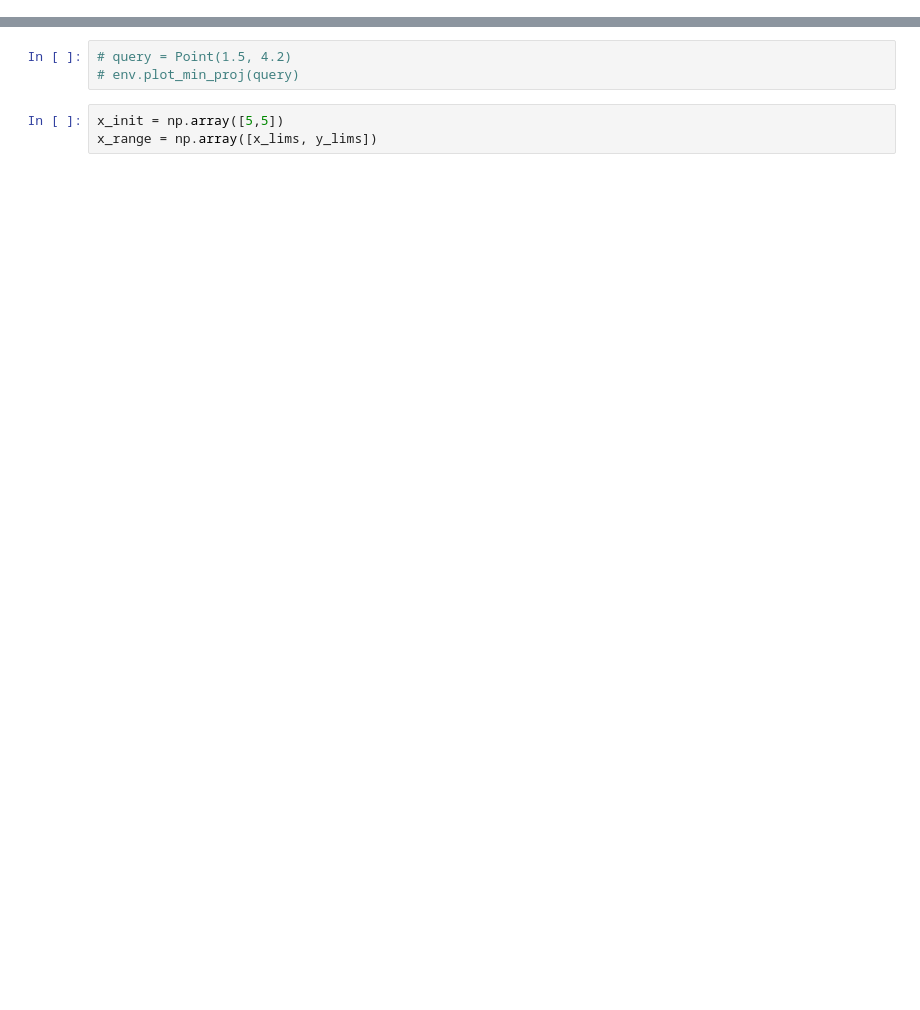
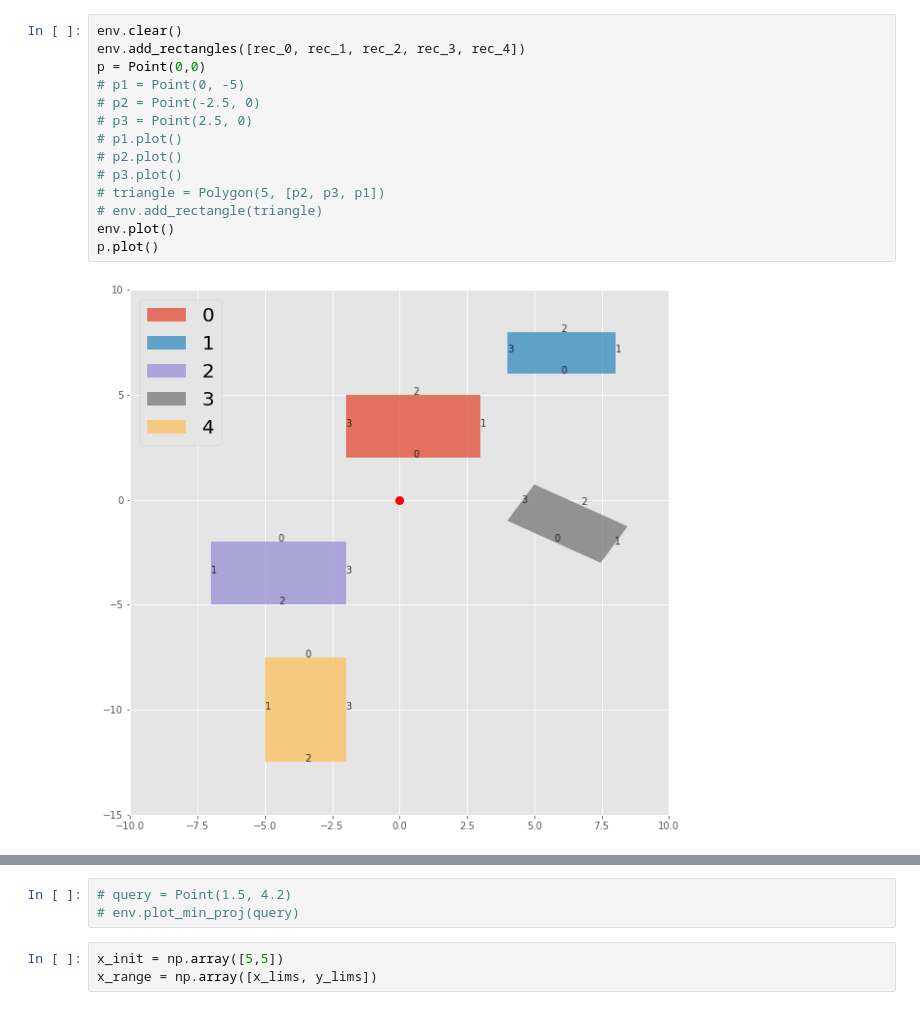
Before and after one commit to zhangvwk/planning-with-map-errors, a Jupyter notebook: graph_building.ipynb, the cells around one changed output, grey strips where cells are left out. Drawn from its saved outputs; the diff is of its cells as text; blank space fills up the shorter version.

```diff
--- a/graph_building.ipynb
+++ b/graph_building.ipynb
@@ -33,0 +37,16 @@ env.add_rectangle(rec_1)
+# %%
+env.clear()
+env.add_rectangles([rec_0, rec_1, rec_2, rec_3, rec_4])
+p = Point(0,0)
+# p1 = Point(0, -5)
+# p2 = Point(-2.5, 0)
+# p3 = Point(2.5, 0)
+# p1.plot()
+# p2.plot()
+# p3.plot()
+# triangle = Polygon(5, [p2, p3, p1])
+# env.add_rectangle(triangle)
+env.plot()
+p.plot()
+# %% [output]
+[figure, added]
```
Also changed, not shown: parts of 7 cells of this notebook.
